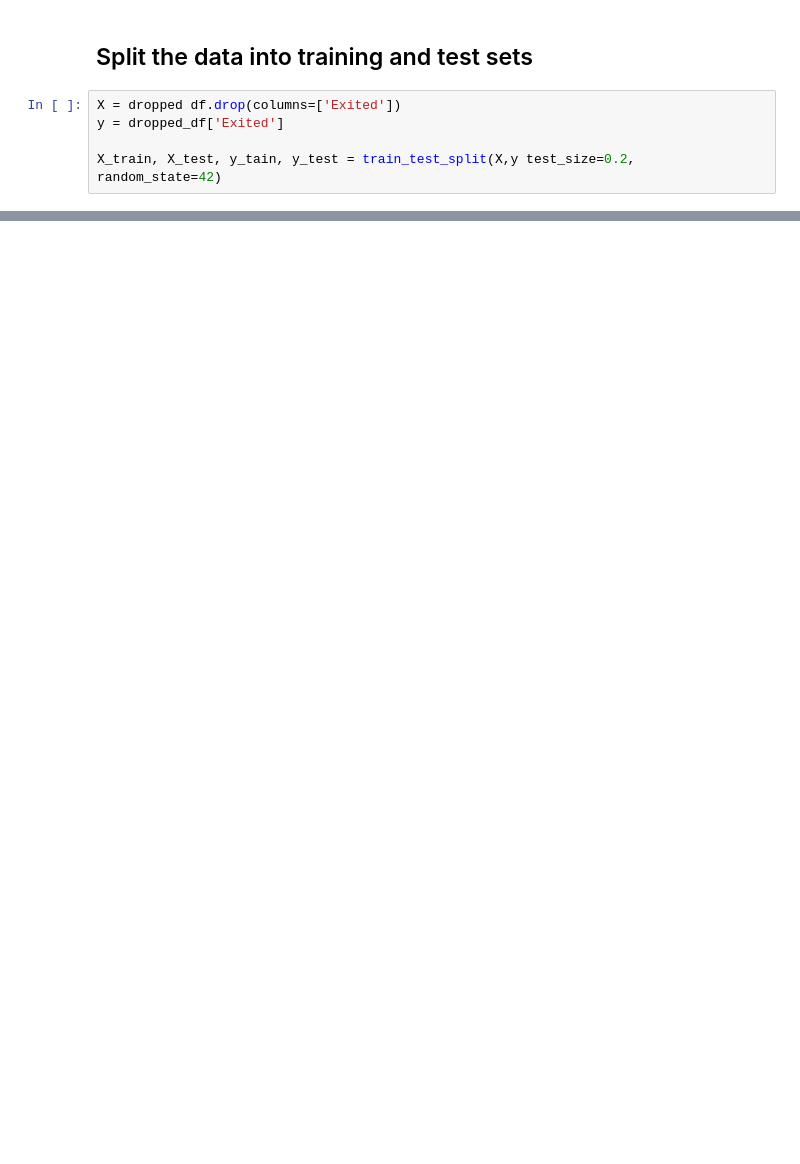
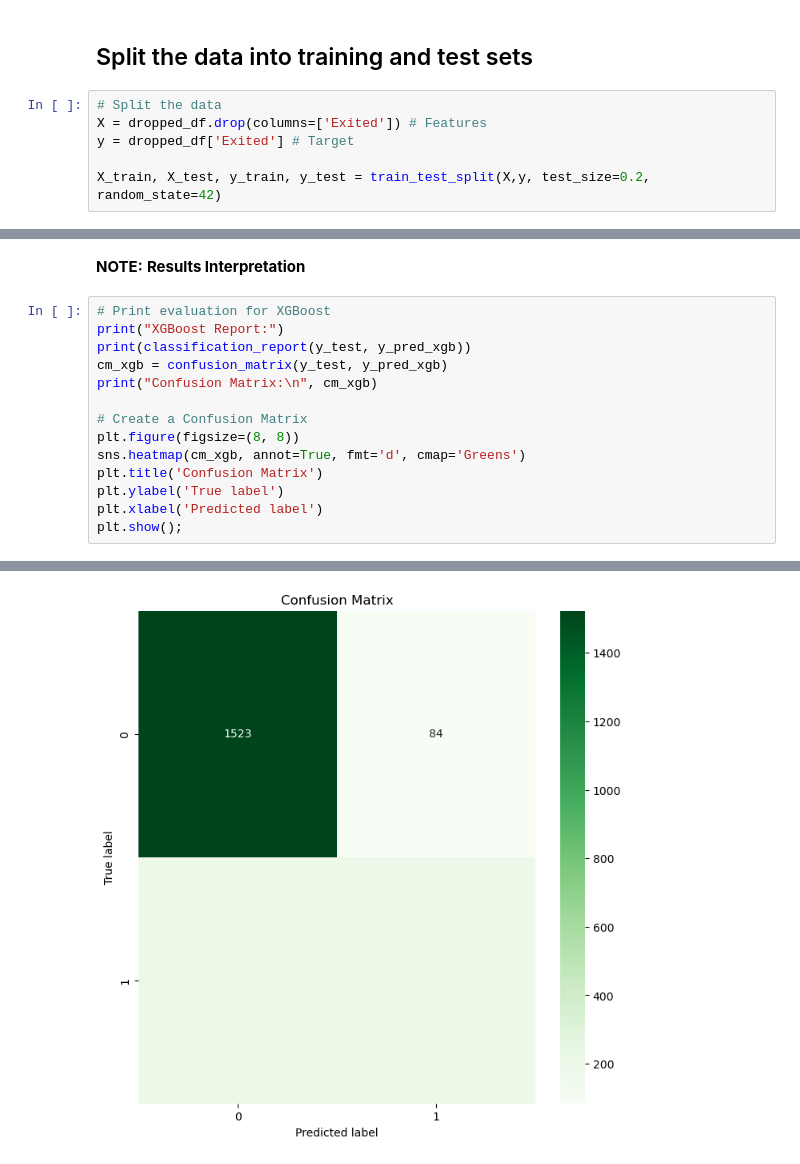
Before and after one commit to TumainiC/Churn-Prediction, a Jupyter notebook: eda_analysis.ipynb, the cells around one changed output, grey strips where cells are left out. Cells and saved outputs as stored; diff of their text form; blank space fills up the shorter version.

```diff
--- a/eda_analysis.ipynb
+++ b/eda_analysis.ipynb
@@ -175,7 +196,8 @@ dropped_df.tail()
 # %% [markdown]
 ## Split the data into training and test sets
 # %%
-X = dropped df.drop(columns=['Exited'])
-y = dropped_df['Exited']
+# Split the data
+X = dropped_df.drop(columns=['Exited']) # Features
+y = dropped_df['Exited'] # Target
 
-X_train, X_test, y_tain, y_test = train_test_split(X,y test_size=0.2, random_state=42)
+X_train, X_test, y_train, y_test = train_test_split(X,y, test_size=0.2, random_state=42)
@@ -181,0 +264,17 @@ X_train, X_test, y_tain, y_test = train_test_split(X,y test_size=0.2, random_sta
+# %% [markdown]
+__NOTE:__ **Results Interpretation**
+# %%
+# Print evaluation for XGBoost
+print("XGBoost Report:")
+print(classification_report(y_test, y_pred_xgb))
+cm_xgb = confusion_matrix(y_test, y_pred_xgb)
+print("Confusion Matrix:\n", cm_xgb)
+
+# Create a Confusion Matrix
+plt.figure(figsize=(8, 8))
+sns.heatmap(cm_xgb, annot=True, fmt='d', cmap='Greens')
+plt.title('Confusion Matrix')
+plt.ylabel('True label')
+plt.xlabel('Predicted label')
+plt.show();
+# %% [output]
@@ -181,0 +294 @@ X_train, X_test, y_tain, y_test = train_test_split(X,y test_size=0.2, random_sta
+[figure, added]
```
Also changed, not shown: parts of 8 cells of this notebook.
